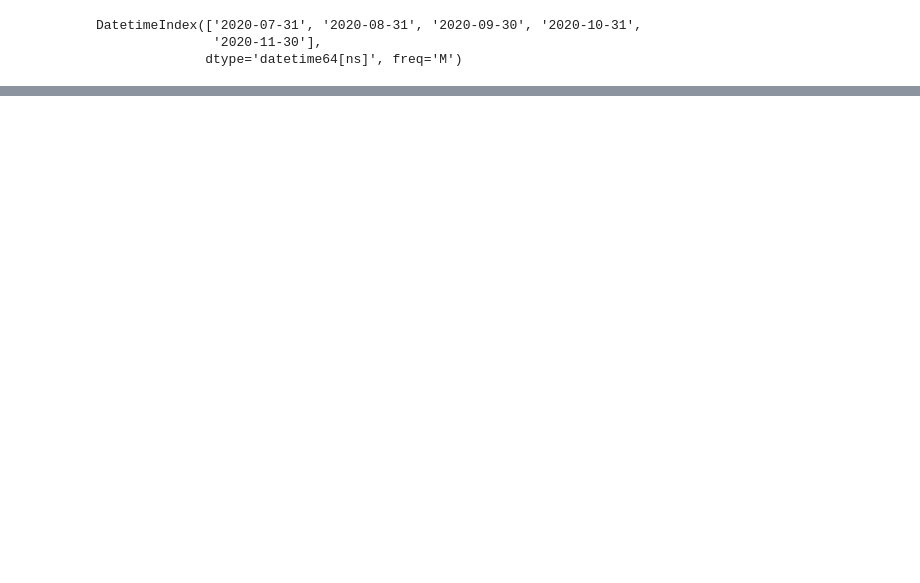
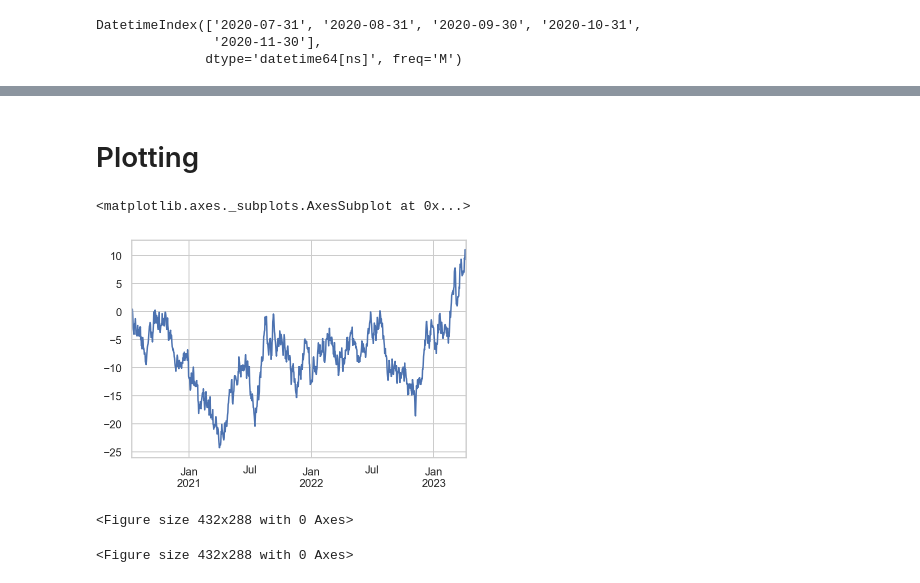
Before and after one commit to KIMS-Github/TIL_, a Jupyter notebook: pandas_10min_practice/pandas_practice_001.ipynb, the cells around one changed output, grey strips where cells are left out. Cells and saved outputs as stored; diff of their text form; code cells hidden in the pictures; blank space fills up the shorter version.

```diff
--- a/pandas_10min_practice/pandas_practice_001.ipynb
+++ b/pandas_10min_practice/pandas_practice_001.ipynb
@@ -827,0 +881,2 @@ Freq: H, dtype: float64
+# %% [markdown]
+# Plotting
@@ -827,0 +886,9 @@ Freq: H, dtype: float64
+# %%
+ts = pd.Series(np.random.randn(1000),
+              index=pd.date_range('7/13/2020', periods=1000))
+ts = ts.cumsum()
+figsize = (20, 15)
+ts.plot()
+# %% [output]
+<matplotlib.axes._subplots.AxesSubplot at 0x...>
+[figure, added]
@@ -827,0 +899,5 @@ Freq: H, dtype: float64
+# %%
+plt.figure()
+# %% [output]
+<Figure size 432x288 with 0 Axes>
+<Figure size 432x288 with 0 Axes>
```
Also changed, not shown: parts of 83 cells of this notebook.
